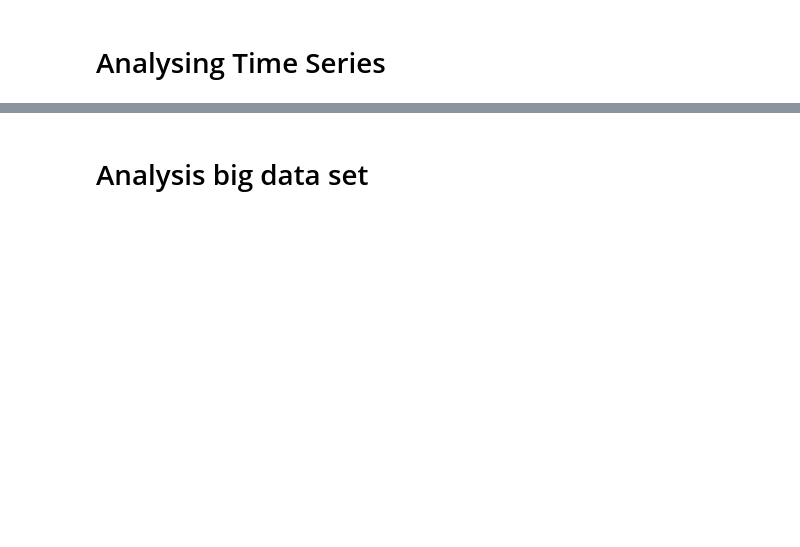
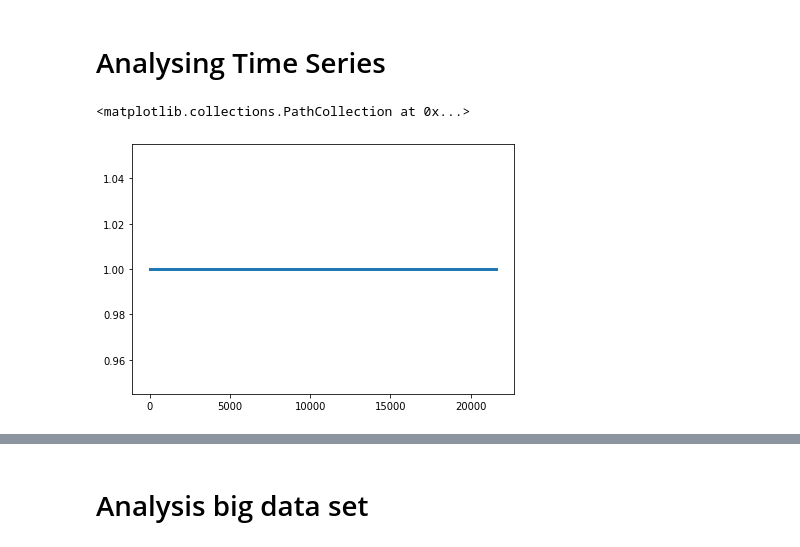
Before and after one commit to smartjourneymining/User-Journey-Games, a Jupyter notebook: case_study.ipynb, the cells around one changed output, grey strips where cells are left out. Saved outputs shown, nothing was run; the diff lists cells and outputs as text; code cells hidden in the pictures; blank space fills up the shorter version.

```diff
--- a/case_study.ipynb
+++ b/case_study.ipynb
@@ -949,4 +1119,17 @@ def sliding_window_logs(log, start_times, window_size_seconds, min_size = 10):
 sliced_logs = sliding_window_logs(log, start_times, WINDOW_SIZE)
+# %%
+contained = []
+for l in sliced_logs:
+    for t in l:
+        if "Preliminary results updated for overall score:" in t:
+            contained.append(0)
+            break
+        contained.append(1)
+
+plt.scatter(range(len(contained)), contained, s = 2)
+# %% [output]
+<matplotlib.collections.PathCollection at 0x...>
+[figure, added]
 # %%
 print(len(sliced_logs))
 plt.hist([len(l) for l in sliced_logs])
```
Also changed, not shown: parts of 70 cells of this notebook.
